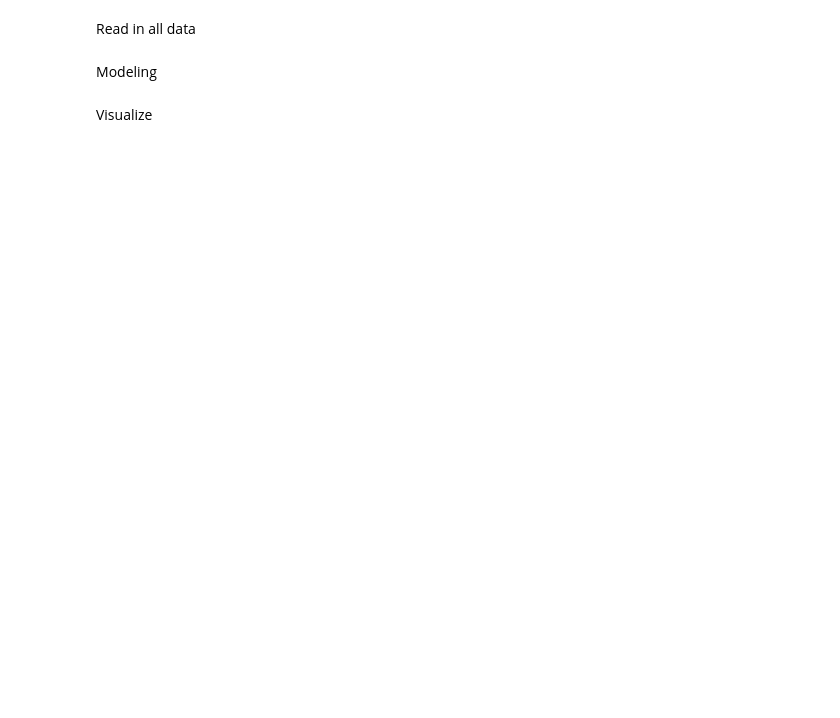
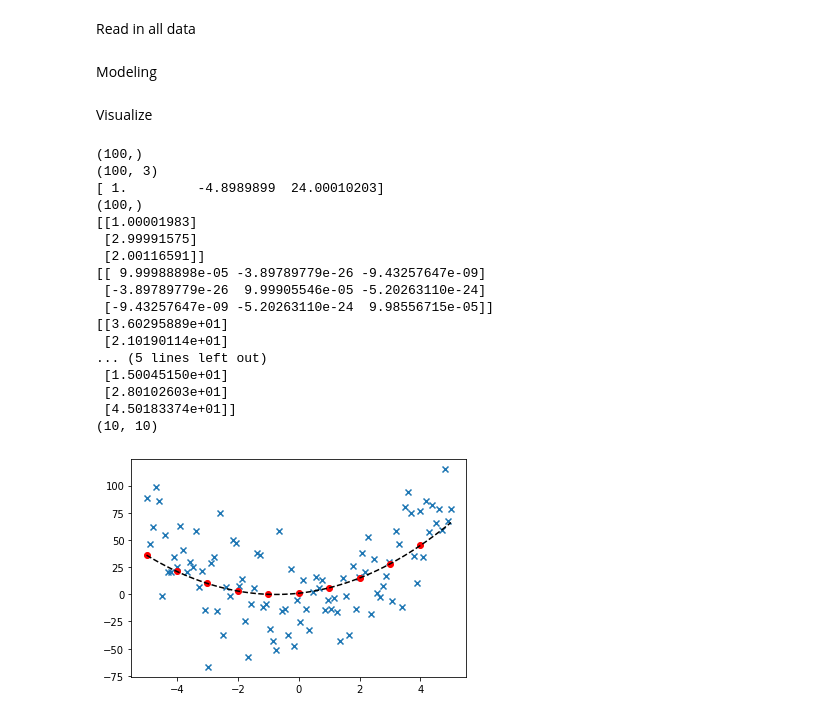
Before and after one commit to jasonkglim/MotionScaling, a Jupyter notebook: model_analysis.ipynb, the cells around one changed output. Drawn from its saved outputs; the diff is of its cells as text; code cells hidden in the pictures; blank space fills up the shorter version.

Commit message:
confirmed set_prior works on test case

```diff
--- a/model_analysis.ipynb
+++ b/model_analysis.ipynb
@@ -654,8 +657,8 @@ class BayesRegression:
 
 	# Define custom prior for weights
 	def set_prior(self, mean, var):
-		self.prior_mean = mean
-		self.prior_covar = np.identity(self.num_examples) * var
+		self.prior_mean = mean.reshape(-1, 1)
+		self.prior_covar = np.identity(self.input_dim) * var
 
 	# Computes poseterior parameters from training data and prior
 	def fit(self):
@@ -690,7 +693,7 @@ class BayesRegression:
 a = 2  # slope
 b = 3  # intercept
 c = 1
-noise_std = 2  # standard deviation of the noise
+noise_std = 30 # standard deviation of the noise
 
 np.random.seed(0)  # for reproducibility
 X = np.linspace(-5, 5, 100)
@@ -700,31 +703,53 @@ y = a * X**2 + b * X + c
 y_noisy = y + np.random.normal(0, noise_std, y.shape)
 
 # Creating a DataFrame
 dataset = pd.DataFrame({'X': X, 'y': y})
 
 X_homo = X.reshape((1, -1))
 X_homo = np.vstack((X_homo, np.ones(X_homo.shape)))
 
 poly = PolynomialFeatures(degree=2)
 print(X.shape)
 X_poly = poly.fit_transform(X.reshape(-1, 1))
 print(X_poly.shape)
 print(X_poly[1,:])
 print(y.shape)
-model = BayesRegression(X_poly.T, y, noise_std)
+model = BayesRegression(X_poly.T, y_noisy, noise_std)
+model.set_prior(np.array([1, 3, 2]), 0.0001)
 post_mean, post_covar = model.fit()
 print(post_mean)
 print(post_covar)
 
 # Test inputs
 test_input = np.arange(-5, 5, 1).reshape(-1, 1)
 test_input_poly = poly.transform(test_input)
 # print(test_input_poly.shape)
 # test_input_homo = np.vstack((test_input, np.ones(test_input.shape)))
 pred_mean, pred_covar = model.predict(test_input_poly.T)
+print(pred_mean)
+print(pred_covar.shape)
 
 # print(X.shape, y.shape, y_noisy.shape)
 plt.scatter(X, y_noisy, marker='x')
 plt.plot(X, y, linestyle='--', color='black')
 plt.scatter(test_input, pred_mean, color='red')
 plt.show()
+# %% [output]
+(100,)
+(100, 3)
+[ 1.         -4.8989899  24.00010203]
+(100,)
+[[1.00001983]
+ [2.99991575]
+ [2.00116591]]
+[[ 9.99988898e-05 -3.89789779e-26 -9.43257647e-09]
+ [-3.89789779e-26  9.99905546e-05 -5.20263110e-24]
+ [-9.43257647e-09 -5.20263110e-24  9.98556715e-05]]
+[[3.60295889e+01]
+ [2.10190114e+01]
+... (5 lines left out)
+ [1.50045150e+01]
+ [2.80102603e+01]
+ [4.50183374e+01]]
+(10, 10)
+[figure, added]
```
Also changed, not shown: parts of 1 cell of this notebook, 1 other file.
